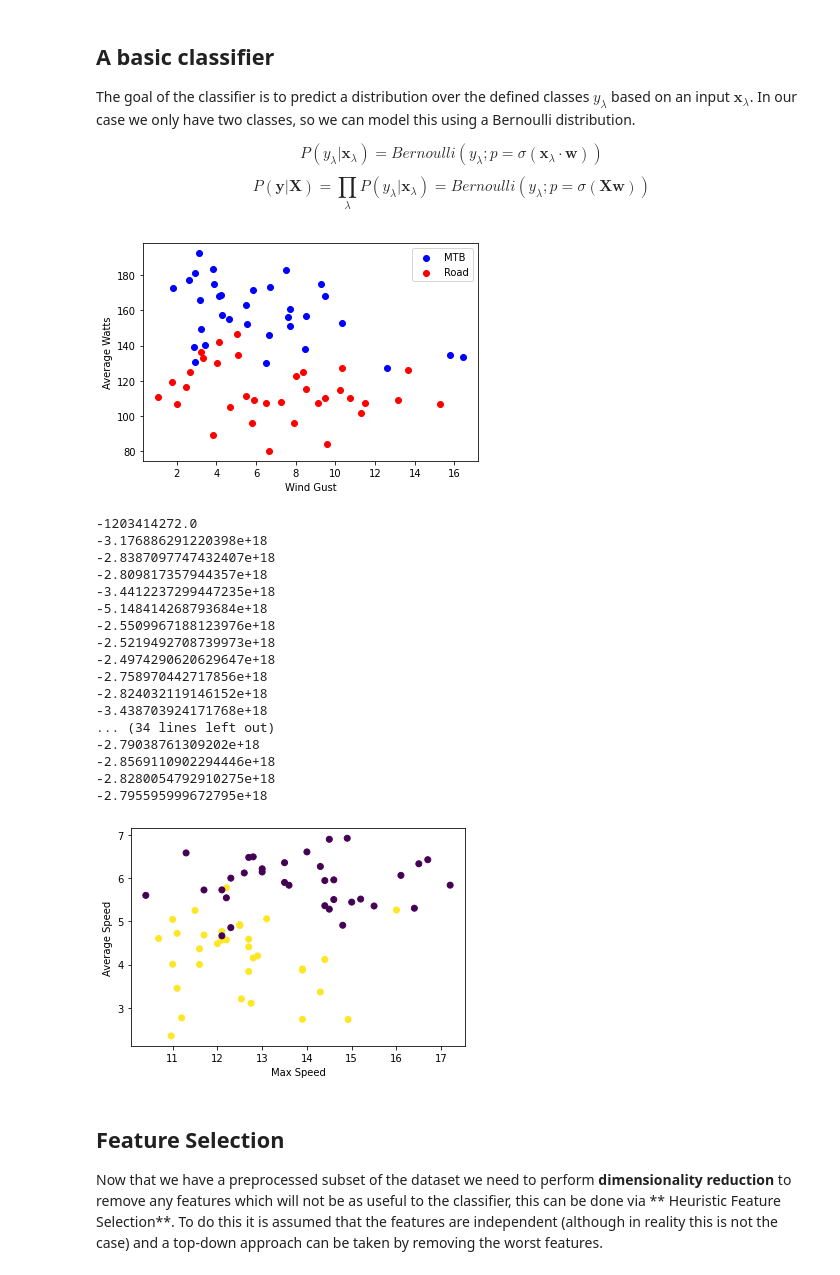
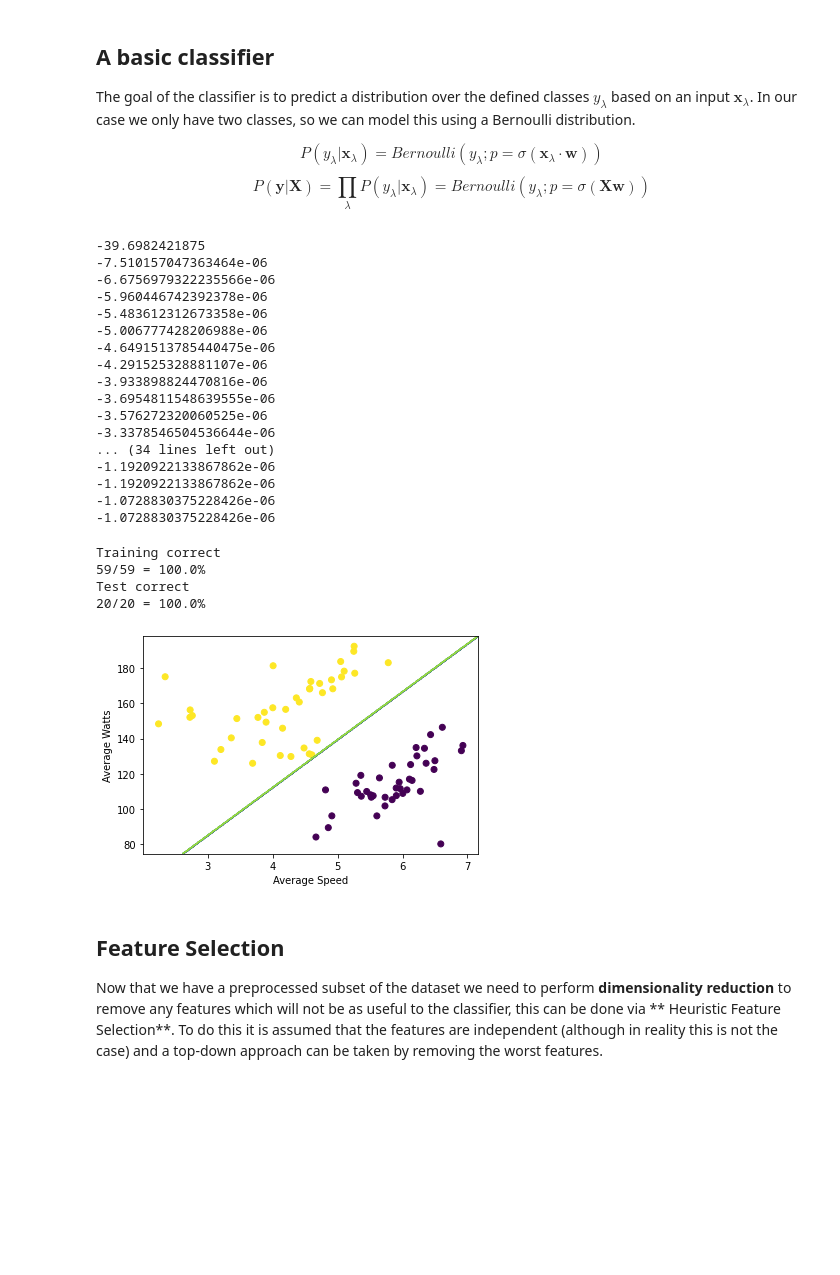
Before and after one commit to alexelwood14/strava-ml, a Jupyter notebook: src/notebook2-classification.ipynb, the cells around one changed output. Saved outputs shown, nothing was run; the diff lists cells and outputs as text; code cells hidden in the pictures; blank space fills up the shorter version.

```diff
--- a/src/notebook2-classification.ipynb
+++ b/src/notebook2-classification.ipynb
@@ -38,6 +36,8 @@ for header in headers:
         headers.remove(header)
 
 headers.append('Activity Gear')
+# Manually select headers for debugging
+headers = ['Average Speed', 'Average Watts', 'Activity Gear']
 
 features = data_set.get_data(headers)
 print('This leaves us with the following list of', len(headers), 'headers: ', headers, '\n')
@@ -53,25 +53,6 @@ The goal of the classifier is to predict a distribution over the defined classes
 
 $$P(y_\lambda|\textbf{x}_\lambda)=Bernoulli(y_\lambda;p=\sigma(\textbf{x}_\lambda\cdot\textbf{w}))$$
 $$P(\textbf{y}|\textbf{X})=\prod_\lambda P(y_\lambda|\textbf{x}_\lambda) = Bernoulli(y_\lambda;p=\sigma(\textbf{Xw}))$$
-# %%
-x_data = 'Wind Gust'
-y_data = 'Average Watts'
-
-features1 = importer.partition(features, 'Activity Gear')
-
-X_mtb = features1['Roscoe 8'][x_data]
-Y_mtb = features1['Roscoe 8'][y_data]
-X_road = features1['Carrera Zelos'][x_data]
-Y_road = features1['Carrera Zelos'][y_data]
-fig0, ax = plt.subplots()
-ax.scatter(X_mtb, Y_mtb, c='blue', label='MTB')
-ax.scatter(X_road, Y_road, c='red', label='Road')
-ax.set_xlabel(x_data)
-ax.set_ylabel(y_data)
-ax.legend()
-plt.show()
-# %% [output]
-[figure, removed]
 # %%
 # Format the data so that it can be used by PyTorch
 X, Y = importer.separate_x_y(features, 'Activity Gear')
@@ -84,14 +65,14 @@ Y = t.unsqueeze(Y, 0).t()
 X_w = t.cat([X, t.ones(X.shape[0], 1)], -1)
 
 # Split the data into training and testing
-partition = 50
+partition = int(3*len(features[headers[0]])/4)
 X_train = X_w[:partition, :]
 Y_train = Y[:partition, :]
 X_test = X_w[partition:, :]
 Y_test = Y[partition:, :]
 
 # Define a weight for how much each feature effects the classification boundary
-W = t.randn((39,1), requires_grad=True)/100
+W = t.randn((len(X_train[0]),1), requires_grad=True)/100
 # %%
 for i in range(50000):
     L = Bernoulli(logits=X_train@W).log_prob(Y_train).sum()
@@ -101,23 +82,23 @@ for i in range(50000):
         print(L.item())
     W.data += 0.001*dW
 # %% [output]
--1203414272.0
--3.176886291220398e+18
--2.8387097747432407e+18
--2.809817357944357e+18
--3.4412237299447235e+18
--5.148414268793684e+18
--2.5509967188123976e+18
--2.5219492708739973e+18
--2.4974290620629647e+18
--2.758970442717856e+18
--2.824032119146152e+18
--3.438703924171768e+18
+-39.6982421875
+-7.510157047363464e-06
+-6.6756979322235566e-06
+-5.960446742392378e-06
+-5.483612312673358e-06
+-5.006777428206988e-06
+-4.6491513785440475e-06
+-4.291525328881107e-06
+-3.933898824470816e-06
+-3.6954811548639555e-06
+-3.576272320060525e-06
+-3.3378546504536644e-06
 ... (34 lines left out)
--2.79038761309202e+18
--2.8569110902294446e+18
--2.8280054792910275e+18
--2.795595999672795e+18
+-1.1920922133867862e-06
+-1.1920922133867862e-06
+-1.0728830375228426e-06
+-1.0728830375228426e-06
 # %%
 def class_error(X, Y):
     Py = Bernoulli(logits=X@W)
@@ -130,28 +111,33 @@ class_error(X_train, Y_train)
 
 print("Test correct")
 class_error(X_test, Y_test)
+# %% [output]
+Training correct
+59/59 = 100.0%
+Test correct
+20/20 = 100.0%
 # %%
-feature1 = 6
-feature2 = 7
+feature1 = 0
+feature2 = 1
 
 fig, ax = plt.subplots()
 ax.set_xlabel(headers[feature1])
 ax.set_ylabel(headers[feature2])
 ax.scatter(X[:, feature1], X[:, feature2], c=Y)
 
 x0range = t.linspace(*ax.get_xlim(), 500)
 x1range = t.linspace(*ax.get_ylim(), 500)
 
 x0s, x1s = t.meshgrid(x0range, x1range)
 xs = t.stack([x0s, x1s, t.ones(500, 500)], -1)
 
 W_reduce = t.tensor([W[feature1], W[feature2], W[len(W)-1]])
 W_reduce = t.unsqueeze(W_reduce, 0).t()
 
 ps = Bernoulli(logits=xs@W_reduce.detach()).probs[:, :, 0]
 ax.contour(x0s, x1s, 0.5<ps);
 # %% [output]
-[figure, old version]
+[figure, new version]
 # %% [markdown]
 ## Feature Selection
 
```
Also changed, not shown: parts of 2 cells of this notebook.
